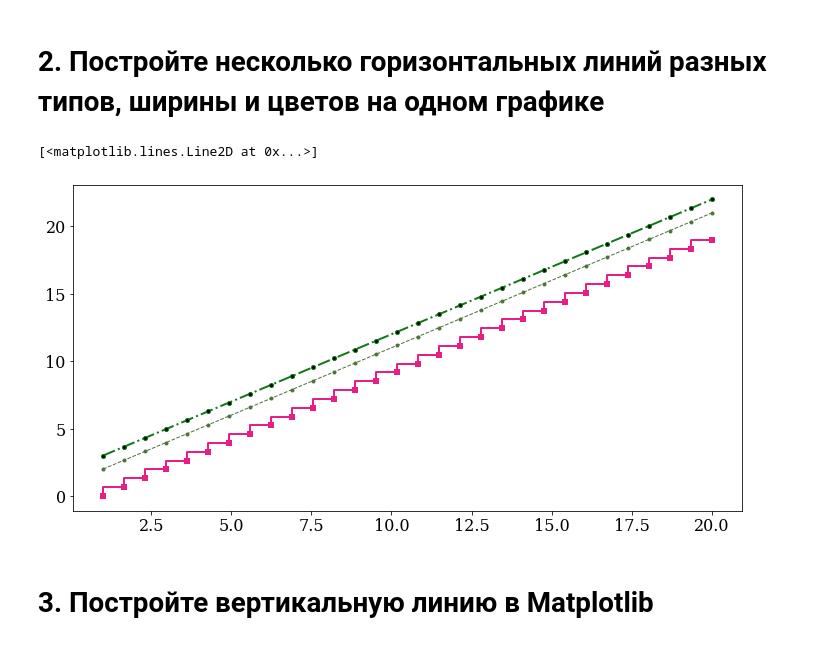
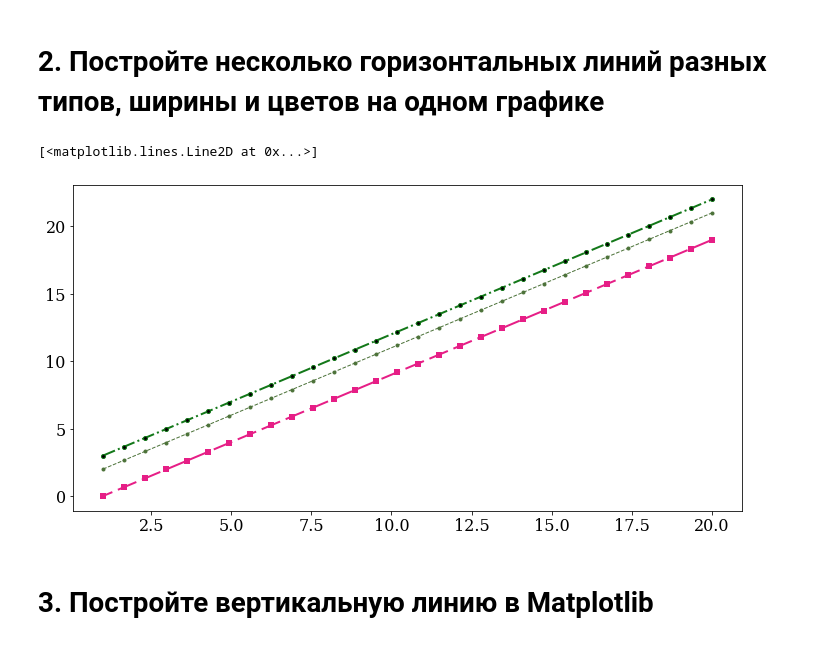
Before and after one commit to TheSpaceMan915/ai-postgraduate, a Jupyter notebook: Lab3_Matplotlib.ipynb, the cells around one changed output. Cells and saved outputs as stored; diff of their text form; code cells hidden in the pictures.

```diff
--- a/Lab3_Matplotlib.ipynb
+++ b/Lab3_Matplotlib.ipynb
@@ -218,17 +218,17 @@ plt.axhline(y = 0.3, color = "magenta", linestyle = "-")
 # %%
 # creating data
 x = np.linspace(1,20,30)
 
 # creating an empty canvas and axes
 fig, ax = plt.subplots(figsize=(12,6))
 
 # creating a few lines
 ax.plot(x, x + 1, color = tuple(np.random.rand(3)), linewidth = "1", linestyle = "--", marker = "o", markersize = 3)
 ax.plot(x, x + 2, color = tuple(np.random.rand(3)), linewidth = "2", linestyle = "-.", marker = "o", markersize = 4, markerfacecolor = "black")
-ax.plot(x, x - 1, color = tuple(np.random.rand(3)), linewidth = "2", linestyle = "steps", marker = "s", markersize = 2, markeredgewidth = 4)
+ax.plot(x, x - 1, color = tuple(np.random.rand(3)), linewidth = "2", linestyle = (5, (10, 3)), marker = "s", markersize = 2, markeredgewidth = 4)
 # %% [output]
 [<matplotlib.lines.Line2D at 0x...>]
-[figure, old version]
+[figure, new version]
 # %% [markdown]
 # **3. Постройте вертикальную линию в Matplotlib**
 # %%
```
Also changed, not shown: parts of 37 cells of this notebook.
